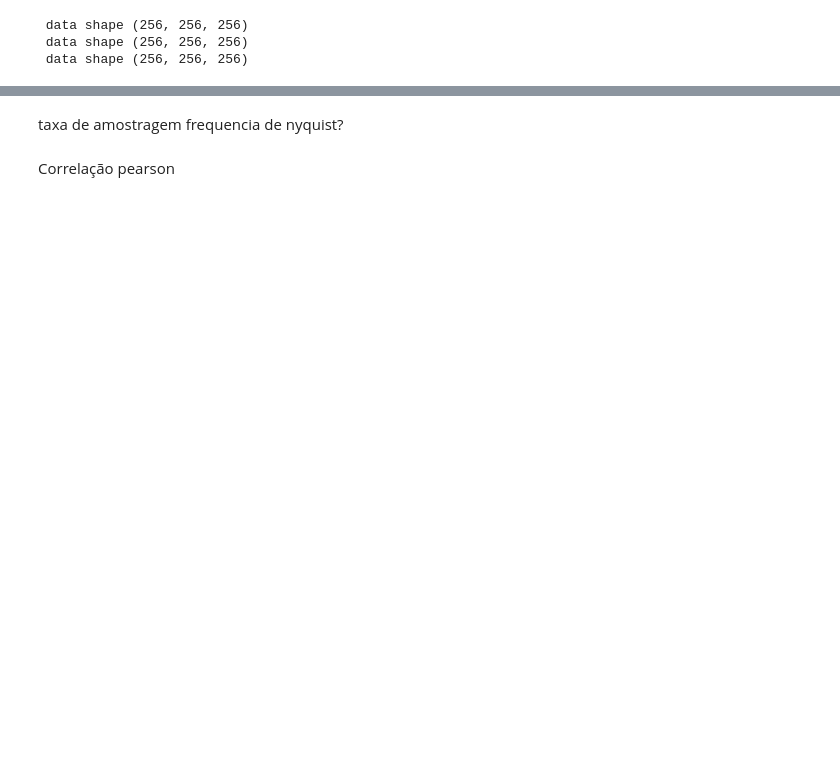
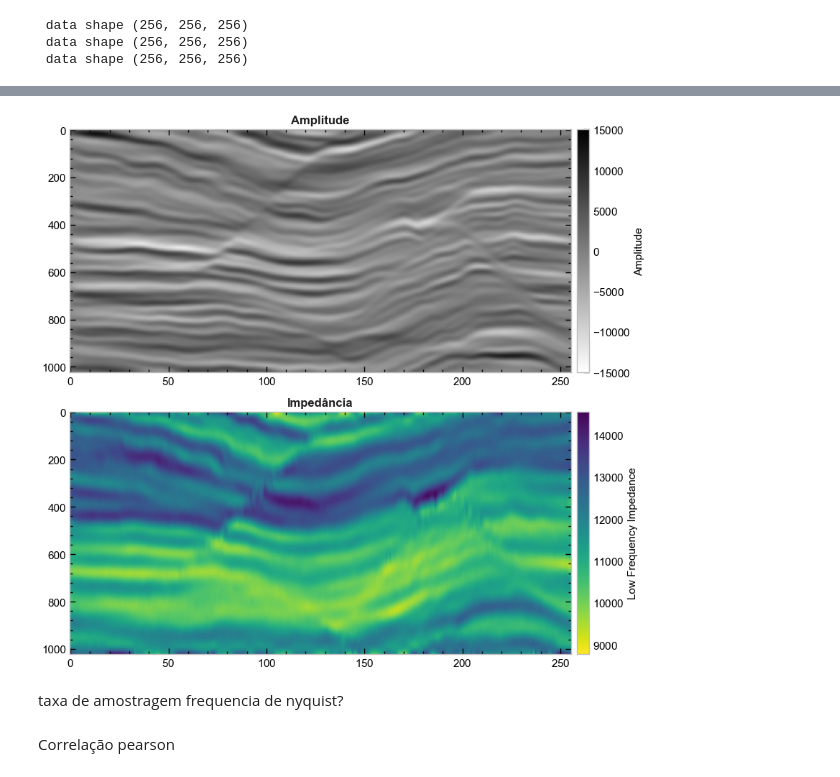
Before and after one commit to albano-a/inversion_methods_algorithms, a Jupyter notebook: full_section.ipynb, the cells around one changed output, grey strips where cells are left out. Drawn from its saved outputs; the diff is of its cells as text; code cells hidden in the pictures; blank space fills up the shorter version.

```diff
--- a/full_section.ipynb
+++ b/full_section.ipynb
@@ -62,3 +74,37 @@ print(f" data shape {np.shape(data_imp)}")
+# %%
+fig, axs = plt.subplots(2, 1, figsize=(9,8))
+
+c = axs[0].imshow(data_amp[128,:,:].T,
+           cmap='gray_r',
+           aspect='auto',
+           vmin=-15000,
+           vmax=15000)
+cbar = fig.colorbar(c, ax=axs[0], pad=0.01)
+cbar.set_label('Amplitude', size=11)
+cbar.ax.tick_params(labelsize=11)
+axs[0].set_title('Amplitude', fontsize=12, fontweight='bold', color=TEXT_COLOR)
+axs[0].set_yticklabels([str(int(tick)*4) for tick in axs[0].get_yticks()])  # Altera os rótulos do eixo y
+axs[0].tick_params(axis='both', labelsize=11)
+axs[0].grid(False)
+
+c = axs[1].imshow(imp_background[128,:,:].T,
+               cmap='viridis_r',
+               aspect='auto',
+               #vmin=8000,
+               #vmax=14000
+               )
+cbar = fig.colorbar(c, ax=axs[1], pad=0.01)
+cbar.set_label('Low Frequency Impedance', size=11)
+cbar.ax.tick_params(labelsize=11)
+axs[1].set_title('Impedância', fontsize=12, fontweight='bold', color=TEXT_COLOR)
+axs[1].set_yticklabels([str(int(tick)*4) for tick in axs[1].get_yticks()])  # Altera os rótulos do eixo y
+axs[1].tick_params(axis='both', labelsize=11)
+axs[1].grid(False)
+
+plt.tight_layout()
+plt.show()
+# %% [output]
+[figure, added]
 # %% [markdown]
 taxa de amostragem frequencia de nyquist?
 # %% [markdown]
```
Also changed, not shown: parts of 22 cells of this notebook, 9 other files.
